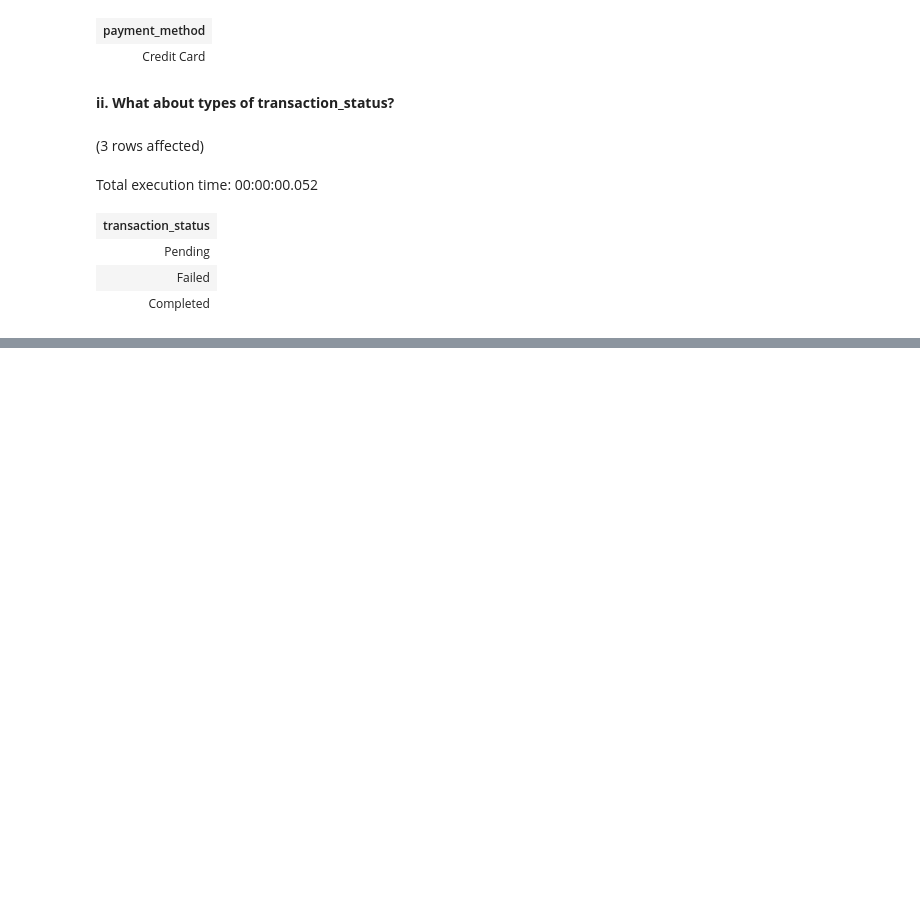
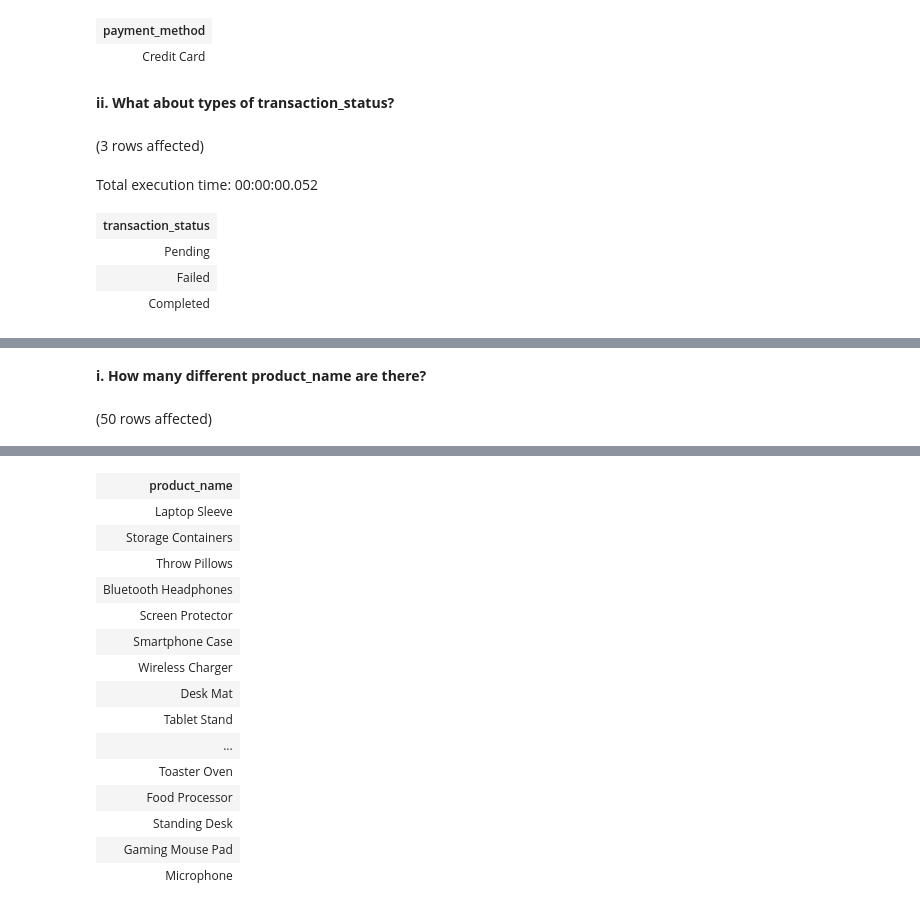
Before and after one commit to bradleytkay/post-launchcode-grad-work, a Jupyter notebook: OnlineShoppingDB.ipynb, the cells around one changed output, grey strips where cells are left out. Drawn from its saved outputs; the diff is of its cells as text; code cells hidden in the pictures; blank space fills up the shorter version.

Commit message:
completed EDA of products table

```diff
--- a/OnlineShoppingDB.ipynb
+++ b/OnlineShoppingDB.ipynb
@@ -399,0 +410,7 @@ Total execution time: 00:00:00.052
+# %% [markdown]
+**i. How many different product\_name are there?**
+# %%
+SELECT DISTINCT product_name
+FROM OnlineShoppingDB.dbo.products
+# %% [output]
+(50 rows affected)
@@ -399,0 +418,16 @@ Total execution time: 00:00:00.052
+| product_name |
+| Laptop Sleeve |
+| Storage Containers |
+| Throw Pillows |
+| Bluetooth Headphones |
+| Screen Protector |
+| Smartphone Case |
+| Wireless Charger |
+| Desk Mat |
+| Tablet Stand |
+| ... |
+| Toaster Oven |
+| Food Processor |
+| Standing Desk |
+| Gaming Mouse Pad |
+| Microphone |
```
Also changed, not shown: parts of 7 cells of this notebook.
